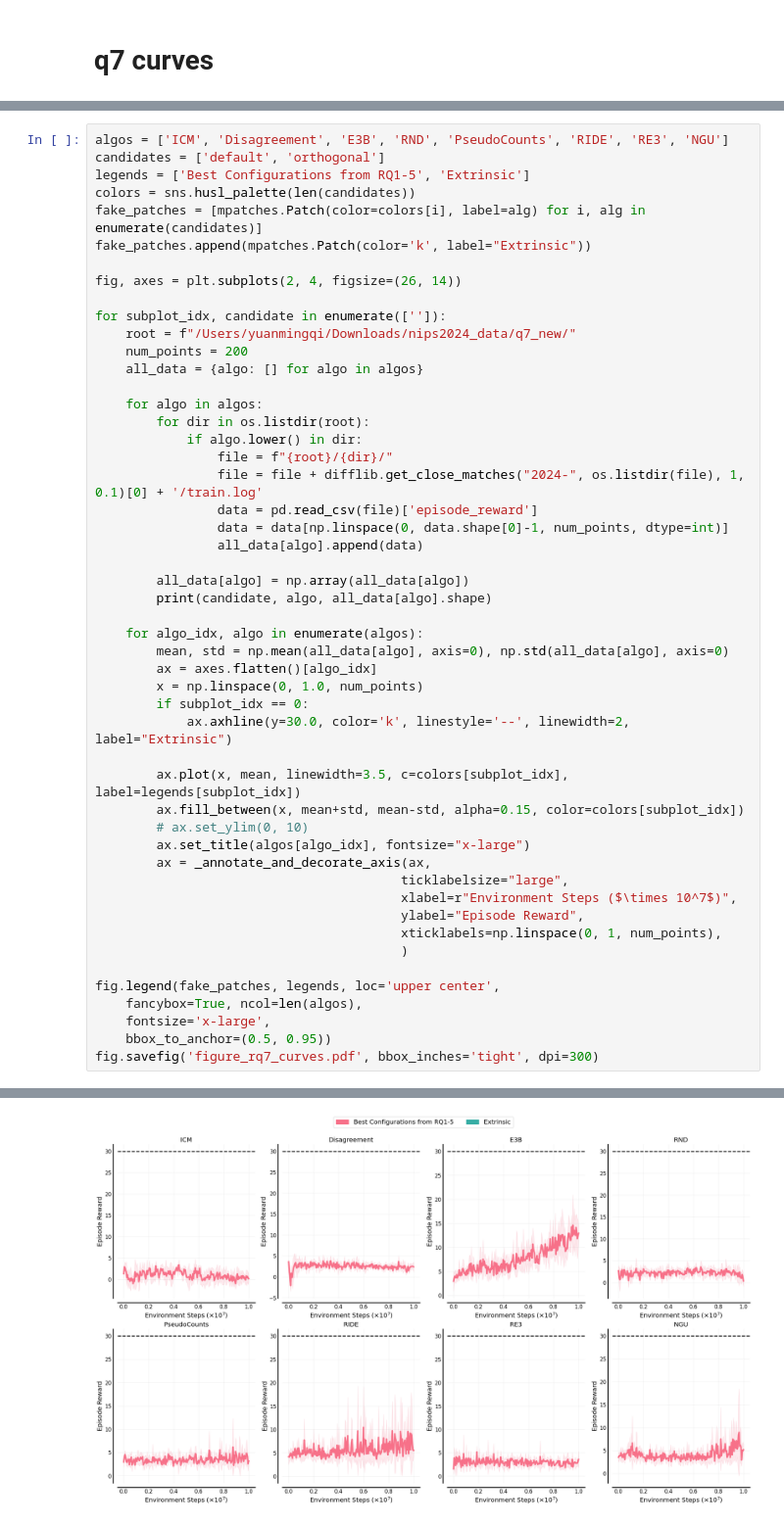
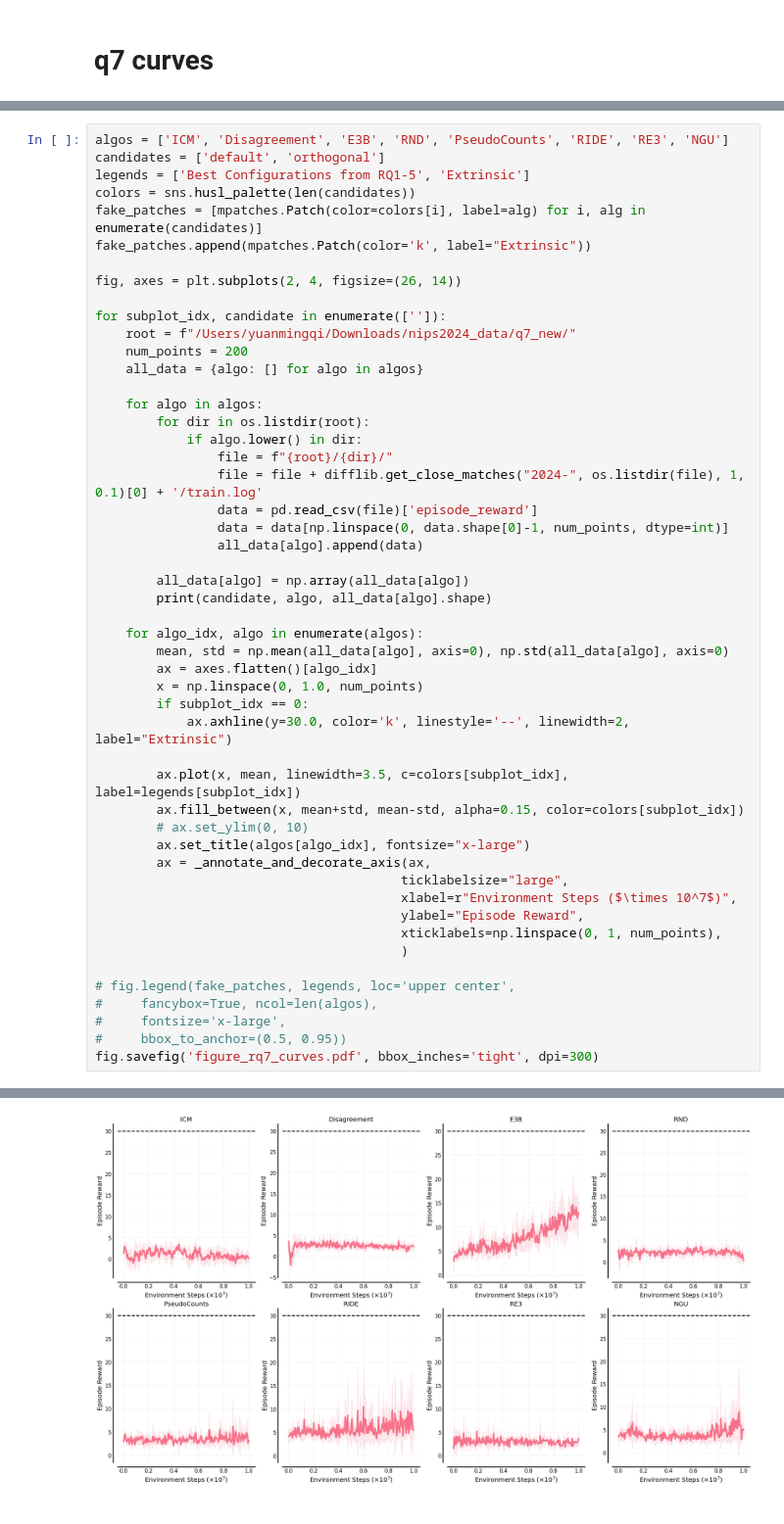
Before and after one commit to RLE-Foundation/rllte, a Jupyter notebook: experimental/figures/q7.ipynb, the cells around one changed output, grey strips where cells are left out. Shown: that part at 98% size. Cells and saved outputs as stored; diff of their text form.

Commit message:
update figures

```diff
--- a/experimental/figures/q7.ipynb
+++ b/experimental/figures/q7.ipynb
@@ -85,35 +85,35 @@ for subplot_idx, candidate in enumerate(['']):
         print(candidate, algo, all_data[algo].shape)
 
     for algo_idx, algo in enumerate(algos):
         mean, std = np.mean(all_data[algo], axis=0), np.std(all_data[algo], axis=0)
         ax = axes.flatten()[algo_idx]
         x = np.linspace(0, 1.0, num_points)
         if subplot_idx == 0:
             ax.axhline(y=30.0, color='k', linestyle='--', linewidth=2, label="Extrinsic")
 
         ax.plot(x, mean, linewidth=3.5, c=colors[subplot_idx], label=legends[subplot_idx])
         ax.fill_between(x, mean+std, mean-std, alpha=0.15, color=colors[subplot_idx])
         # ax.set_ylim(0, 10)
         ax.set_title(algos[algo_idx], fontsize="x-large")
         ax = _annotate_and_decorate_axis(ax,
                                         ticklabelsize="large",
                                         xlabel=r"Environment Steps ($\times 10^7$)",
                                         ylabel="Episode Reward",
                                         xticklabels=np.linspace(0, 1, num_points),
                                         )
 
-fig.legend(fake_patches, legends, loc='upper center',
-    fancybox=True, ncol=len(algos),
-    fontsize='x-large',
-    bbox_to_anchor=(0.5, 0.95))
+# fig.legend(fake_patches, legends, loc='upper center',
+#     fancybox=True, ncol=len(algos),
+#     fontsize='x-large',
+#     bbox_to_anchor=(0.5, 0.95))
 fig.savefig('figure_rq7_curves.pdf', bbox_inches='tight', dpi=300)
 # %% [output]
  ICM (5, 200)
  Disagreement (5, 200)
  E3B (5, 200)
  RND (5, 200)
  PseudoCounts (5, 200)
  RIDE (5, 200)
  RE3 (5, 200)
  NGU (5, 200)
-[figure, old version]
+[figure, new version]
```
Also changed, not shown: 1 other file.
